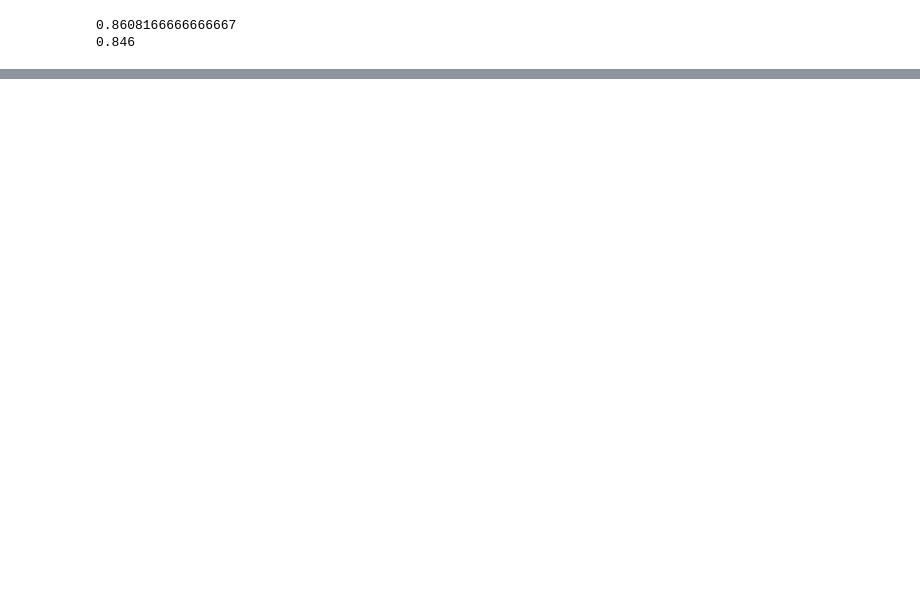
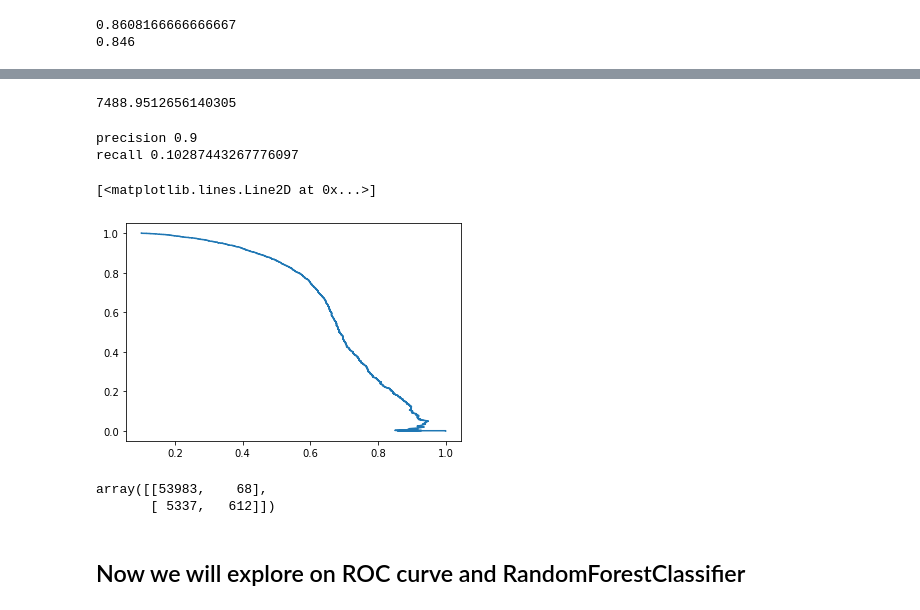
Before and after one commit to korntewin/practice-handson-ml2, a Jupyter notebook: ch3-classification.ipynb, the cells around one changed output, grey strips where cells are left out. Saved outputs shown, nothing was run; the diff lists cells and outputs as text; code cells hidden in the pictures; blank space fills up the shorter version.

```diff
--- a/ch3-classification.ipynb
+++ b/ch3-classification.ipynb
@@ -101,0 +223,27 @@ print(sgd_clf.score(X_test, y_test))
+# %%
+print(selected_thres)
+# %% [output]
+7488.9512656140305
+# %%
+desired_p = precision_score(y_train_9, y_score_cv >= selected_thres)
+desired_r = recall_score(y_train_9, y_score_cv >= selected_thres)
+
+print(f'precision {desired_p}')
+print(f'recall {desired_r}')
+# %% [output]
+precision 0.9
+recall 0.10287443267776097
+# %%
+# plotting precision vs recall
+plt.plot(precision, recall)
+# %% [output]
+[<matplotlib.lines.Line2D at 0x...>]
+[figure, added]
+# %%
+# confusion matrix
+confusion_matrix(y_train_9, y_score_cv >= selected_thres)
+# %% [output]
+array([[53983,    68],
+       [ 5337,   612]])
+# %% [markdown]
+## Now we will explore on ROC curve and RandomForestClassifier
```
Also changed, not shown: parts of 68 cells of this notebook, 19 other files.
